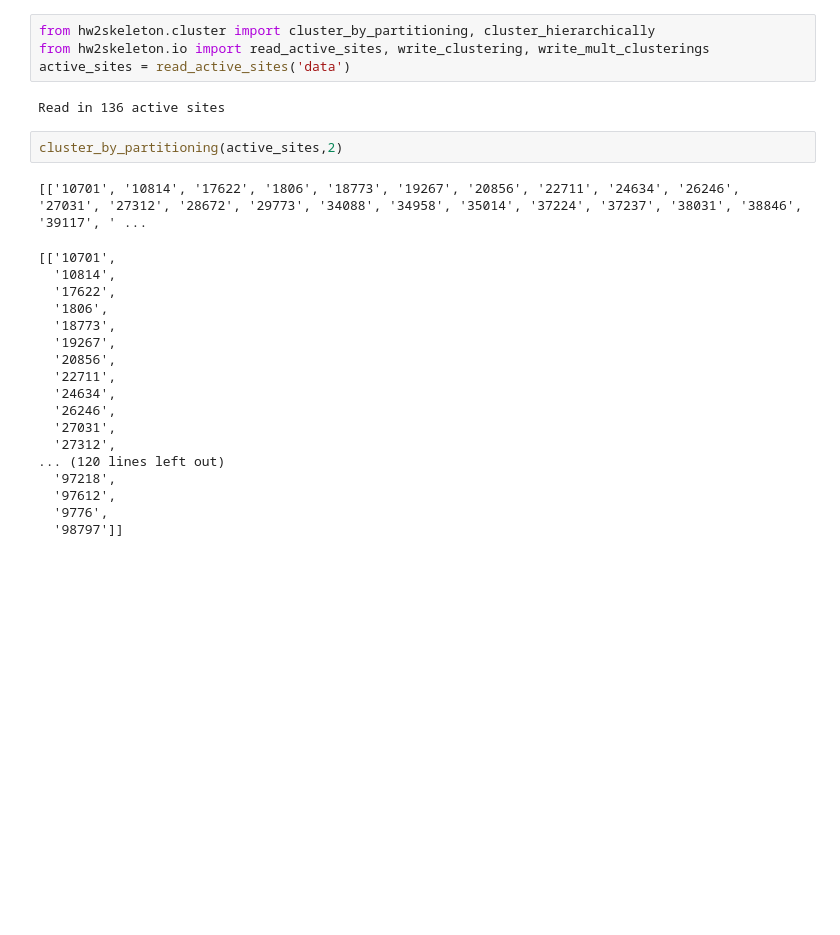
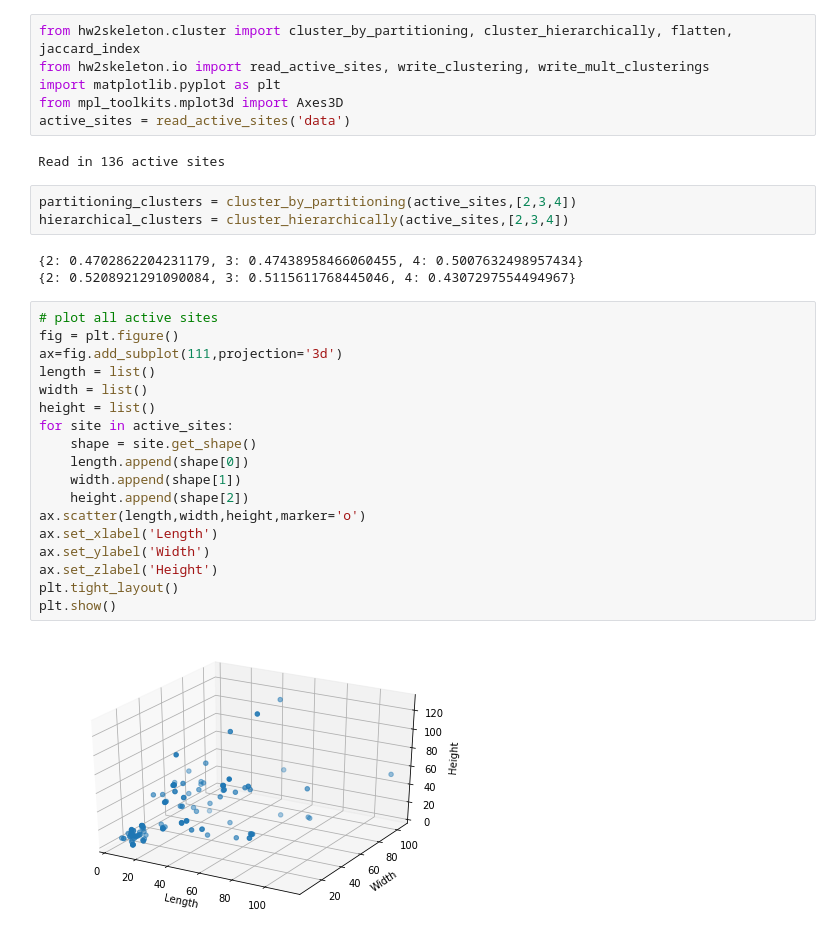
Before and after one commit to jessicagainesbmi203/hw2-skeleton, a Jupyter notebook: clustering-evaluation.ipynb, the cells around one changed output. Cells and saved outputs as stored; diff of their text form; blank space fills up the shorter version.

Commit message:
Jaccard Index, jupyter notebook for writeup, fix bug in choosing k

```diff
--- a/clustering-evaluation.ipynb
+++ b/clustering-evaluation.ipynb
@@ -1,27 +1,34 @@
 # %%
-from hw2skeleton.cluster import cluster_by_partitioning, cluster_hierarchically
+from hw2skeleton.cluster import cluster_by_partitioning, cluster_hierarchically, flatten, jaccard_index
 from hw2skeleton.io import read_active_sites, write_clustering, write_mult_clusterings
+import matplotlib.pyplot as plt
+from mpl_toolkits.mplot3d import Axes3D
 active_sites = read_active_sites('data')
 # %% [output]
 Read in 136 active sites
-# %%
-cluster_by_partitioning(active_sites,2)
-# %% [output]
-[['10701', '10814', '17622', '1806', '18773', '19267', '20856', '22711', '24634', '26246', '27031', '27312', '28672', '29773', '34088', '34958', '35014', '37224', '37237', '38031', '38846', '39117', ' ...
-[['10701',
-  '10814',
-  '17622',
-  '1806',
-  '18773',
-  '19267',
-  '20856',
-  '22711',
-  '24634',
-  '26246',
-  '27031',
-  '27312',
-... (120 lines left out)
-  '97218',
-  '97612',
-  '9776',
-  '98797']]
+# %%
+partitioning_clusters = cluster_by_partitioning(active_sites,[2,3,4])
+hierarchical_clusters = cluster_hierarchically(active_sites,[2,3,4])
+# %% [output]
+{2: 0.4702862204231179, 3: 0.47438958466060455, 4: 0.5007632498957434}
+{2: 0.5208921291090084, 3: 0.5115611768445046, 4: 0.4307297554494967}
+# %%
+# plot all active sites
+fig = plt.figure()
+ax=fig.add_subplot(111,projection='3d')
+length = list()
+width = list()
+height = list()
+for site in active_sites:
+    shape = site.get_shape()
+    length.append(shape[0])
+    width.append(shape[1])
+    height.append(shape[2])
+ax.scatter(length,width,height,marker='o')
+ax.set_xlabel('Length')
+ax.set_ylabel('Width')
+ax.set_zlabel('Height')
+plt.tight_layout()
+plt.show()
+# %% [output]
+[figure, added]
```
Also changed, not shown: parts of 4 cells of this notebook, 4 other files.
